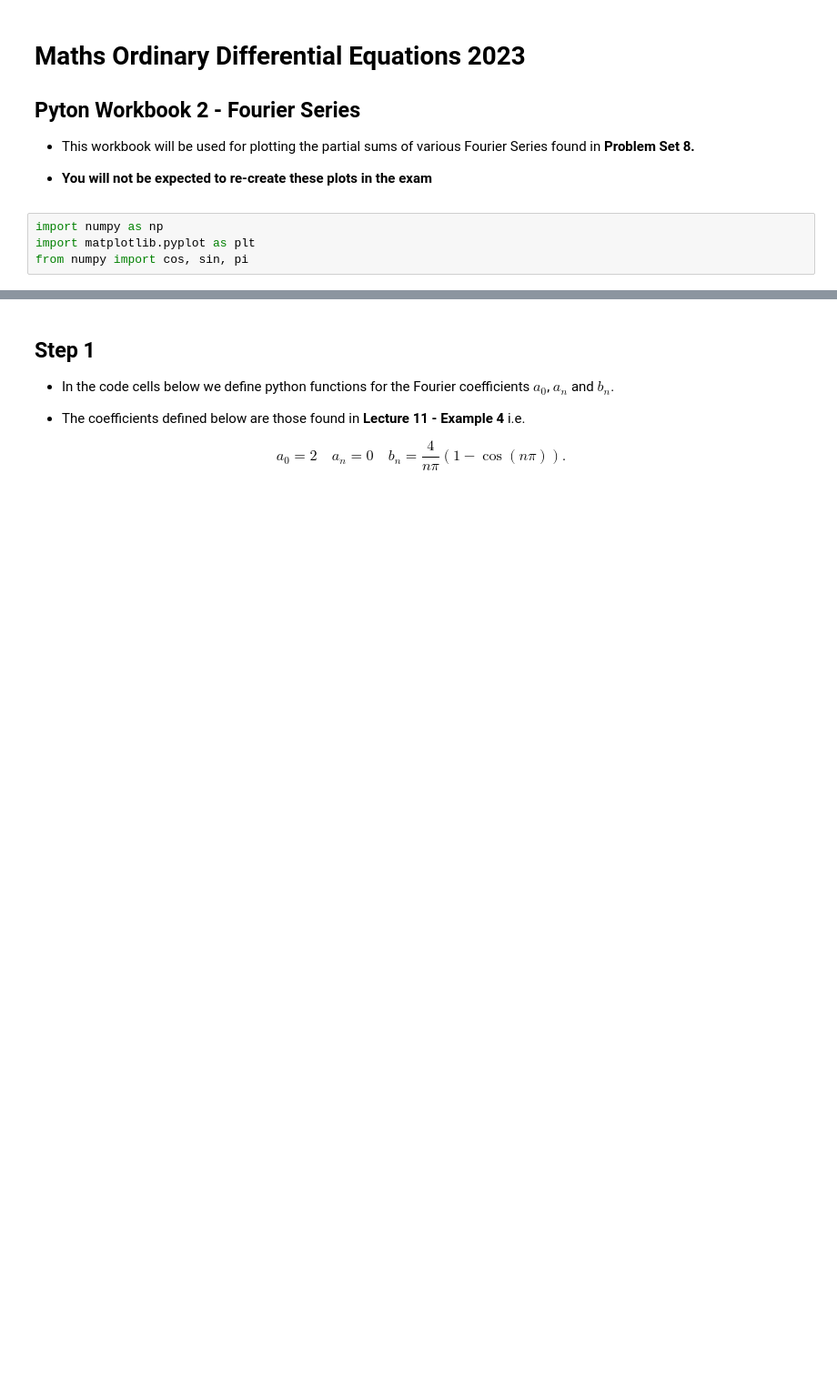
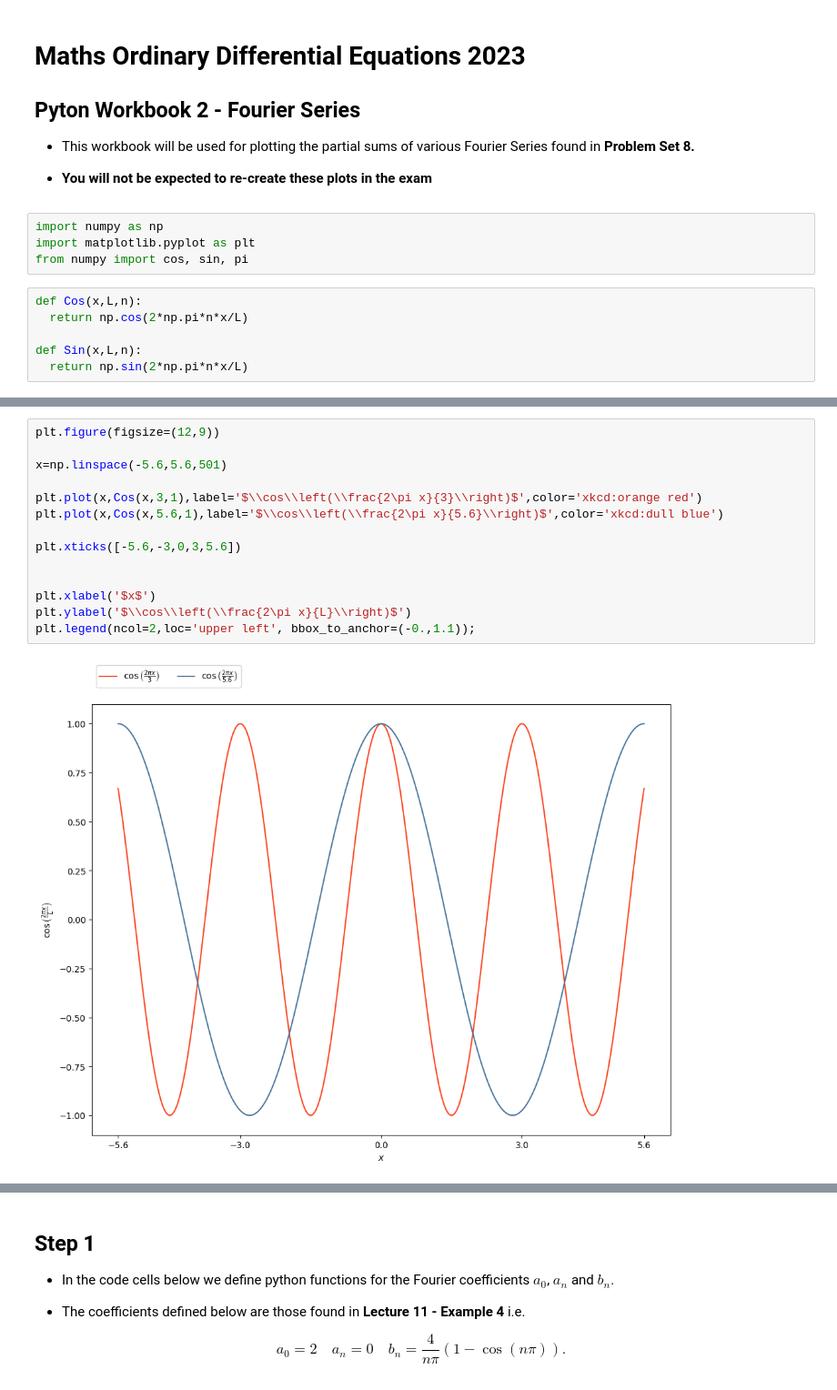
Before and after one commit to tlyonsSETU/Maths-ODE, a Jupyter notebook: Workbook 2 - Fourier Series.ipynb, the cells around one changed output, grey strips where cells are left out. Shown at 91% size. Cells and saved outputs as stored; diff of their text form; blank space fills up the shorter version.

```diff
--- a/Workbook 2 - Fourier Series.ipynb
+++ b/Workbook 2 - Fourier Series.ipynb
@@ -14,3 +14,9 @@
 import numpy as np
 import matplotlib.pyplot as plt
 from numpy import cos, sin, pi
+# %%
+def Cos(x,L,n):
+  return np.cos(2*np.pi*n*x/L)
+
+def Sin(x,L,n):
+  return np.sin(2*np.pi*n*x/L)
@@ -16,0 +31,16 @@ from numpy import cos, sin, pi
+# %%
+plt.figure(figsize=(12,9))
+
+x=np.linspace(-5.6,5.6,501)
+
+plt.plot(x,Cos(x,3,1),label='$\\cos\\left(\\frac{2\pi x}{3}\\right)$',color='xkcd:orange red')
+plt.plot(x,Cos(x,5.6,1),label='$\\cos\\left(\\frac{2\pi x}{5.6}\\right)$',color='xkcd:dull blue')
+
+plt.xticks([-5.6,-3,0,3,5.6])
+
+
+plt.xlabel('$x$')
+plt.ylabel('$\\cos\\left(\\frac{2\pi x}{L}\\right)$')
+plt.legend(ncol=2,loc='upper left', bbox_to_anchor=(-0.,1.1));
+# %% [output]
+[figure, added]
```
Also changed, not shown: parts of 13 cells of this notebook.
